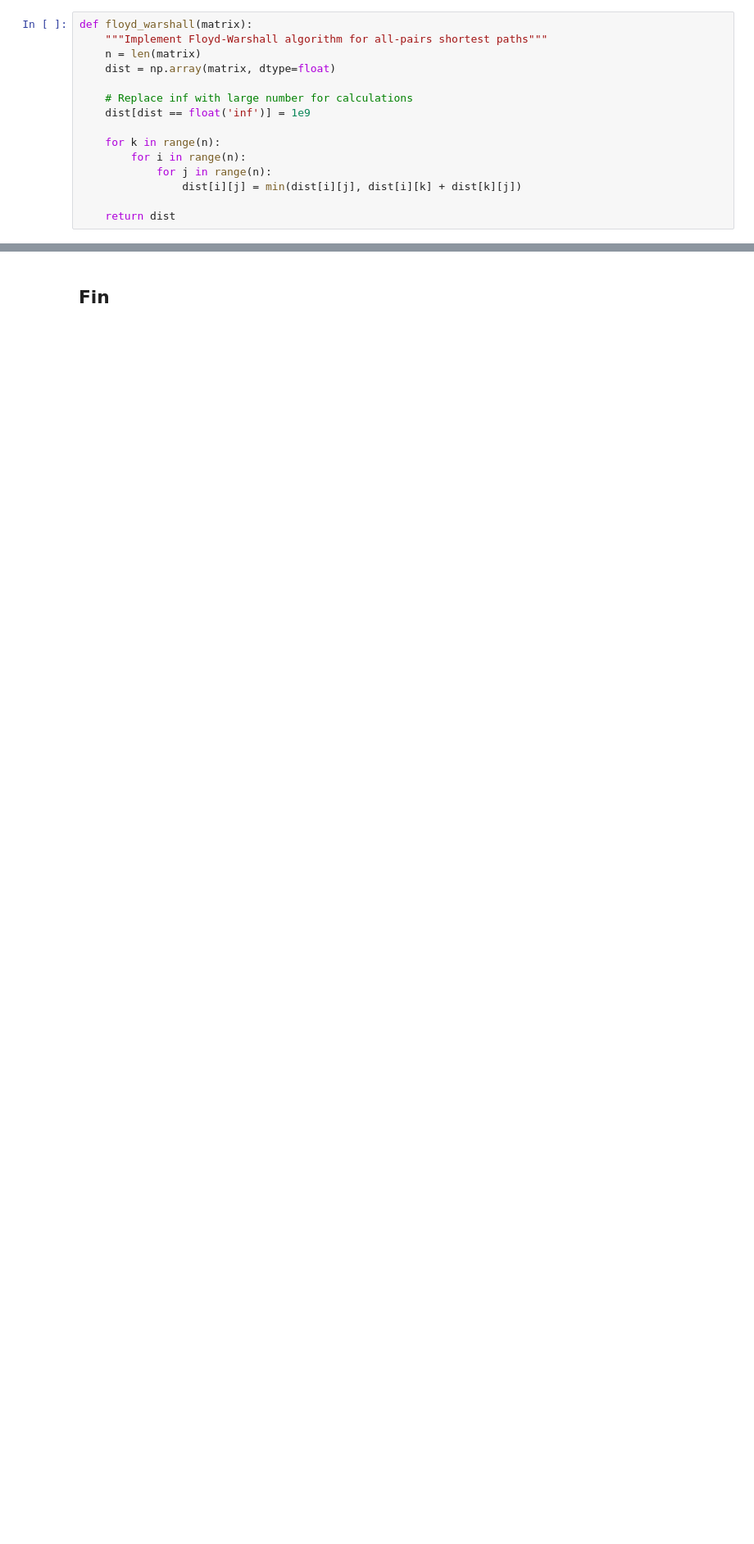
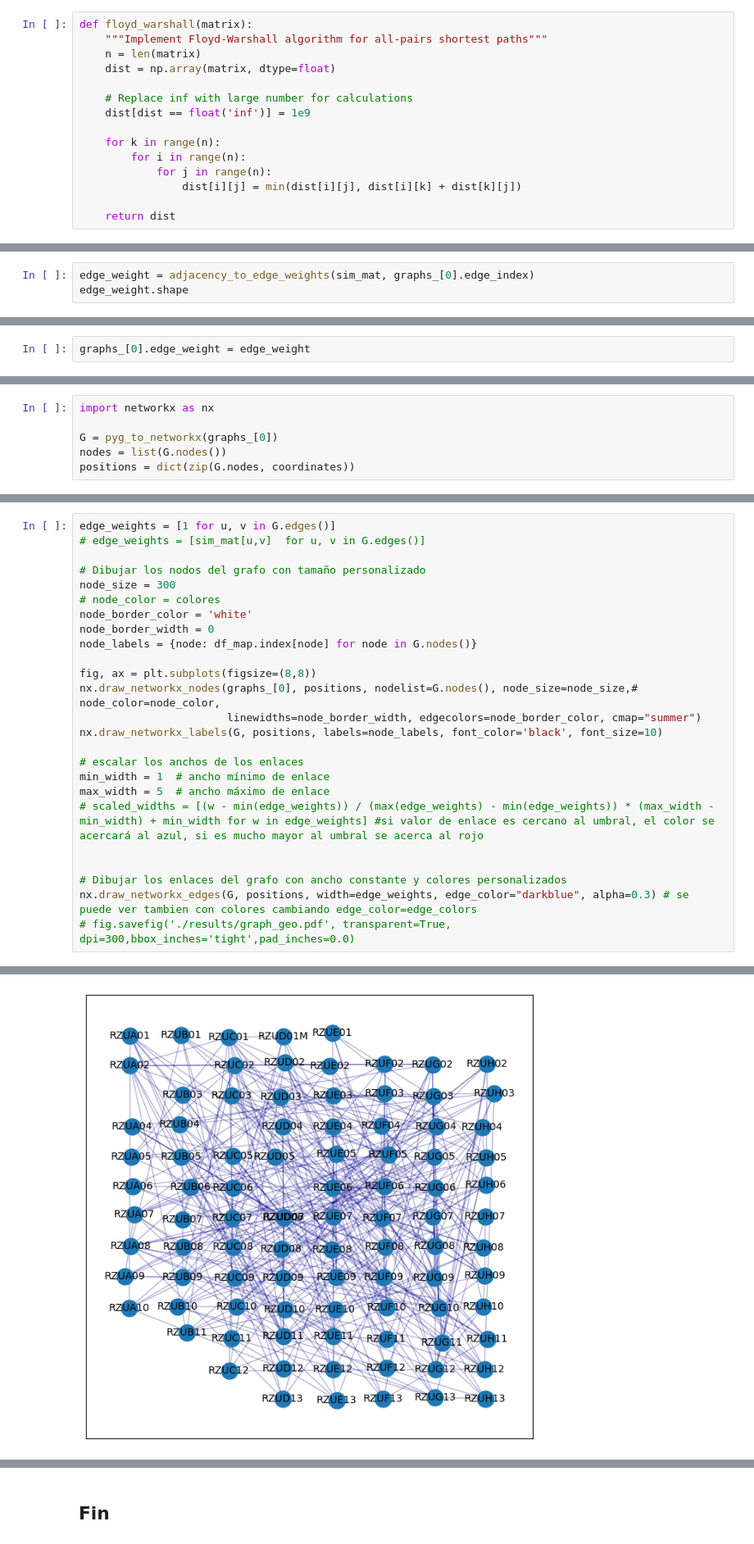
Before and after one commit to andrescastro-itm/GNN_ecoacoustic, a Jupyter notebook: GVAE_test.ipynb, the cells around one changed output, grey strips where cells are left out. Shown at 82% size. Drawn from its saved outputs; the diff is of its cells as text; blank space fills up the shorter version.

Commit message:
update GVAE with networkx functions for metrics

```diff
--- a/GVAE_test.ipynb
+++ b/GVAE_test.ipynb
@@ -291,0 +388,3 @@ array([[99.53491678, 90.35912365, 74.8668414 , ..., 72.70621077,
+# %%
+edge_weight = adjacency_to_edge_weights(sim_mat, graphs_[0].edge_index)
+edge_weight.shape
@@ -291,0 +393,2 @@ array([[99.53491678, 90.35912365, 74.8668414 , ..., 72.70621077,
+# %%
+graphs_[0].edge_weight = edge_weight
@@ -291,0 +399,6 @@ array([[99.53491678, 90.35912365, 74.8668414 , ..., 72.70621077,
+# %%
+import networkx as nx
+
+G = pyg_to_networkx(graphs_[0])
+nodes = list(G.nodes())
+positions = dict(zip(G.nodes, coordinates))
@@ -291,0 +461,26 @@ array([[99.53491678, 90.35912365, 74.8668414 , ..., 72.70621077,
+# %%
+edge_weights = [1 for u, v in G.edges()]
+# edge_weights = [sim_mat[u,v]  for u, v in G.edges()]
+
+# Dibujar los nodos del grafo con tamaño personalizado
+node_size = 300
+# node_color = colores
+node_border_color = 'white'
+node_border_width = 0
+node_labels = {node: df_map.index[node] for node in G.nodes()}
+
+fig, ax = plt.subplots(figsize=(8,8))
+nx.draw_networkx_nodes(graphs_[0], positions, nodelist=G.nodes(), node_size=node_size,# node_color=node_color,
+                       linewidths=node_border_width, edgecolors=node_border_color, cmap="summer")
+nx.draw_networkx_labels(G, positions, labels=node_labels, font_color='black', font_size=10)
+
+# escalar los anchos de los enlaces
+min_width = 1  # ancho mínimo de enlace
+max_width = 5  # ancho máximo de enlace
+# scaled_widths = [(w - min(edge_weights)) / (max(edge_weights) - min(edge_weights)) * (max_width - min_width) + min_width for w in edge_weights] #si valor de enlace es cercano al umbral, el color se acercará al azul, si es mucho mayor al umbral se acerca al rojo
+
+
+# Dibujar los enlaces del grafo con ancho constante y colores personalizados
+nx.draw_networkx_edges(G, positions, width=edge_weights, edge_color="darkblue", alpha=0.3) # se puede ver tambien con colores cambiando edge_color=edge_colors
+# fig.savefig('./results/graph_geo.pdf', transparent=True, dpi=300,bbox_inches='tight',pad_inches=0.0)
+# %% [output]
@@ -291,0 +488 @@ array([[99.53491678, 90.35912365, 74.8668414 , ..., 72.70621077,
+[figure, added]
```
Also changed, not shown: parts of 36 cells of this notebook, 1 other file.
